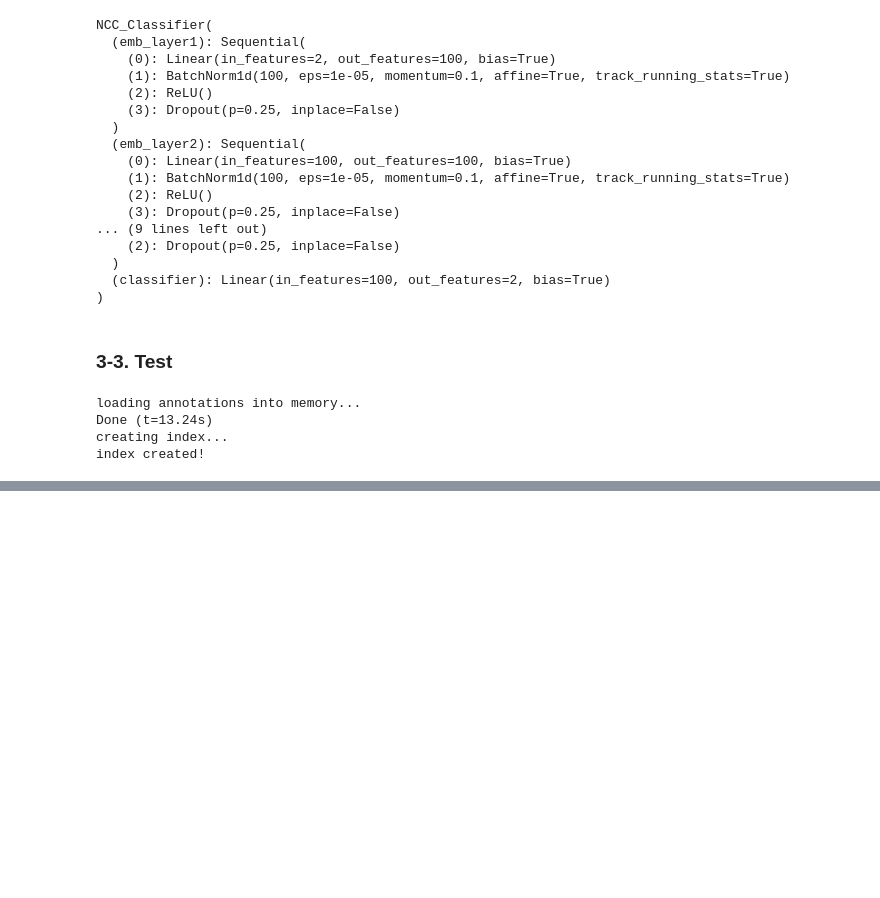
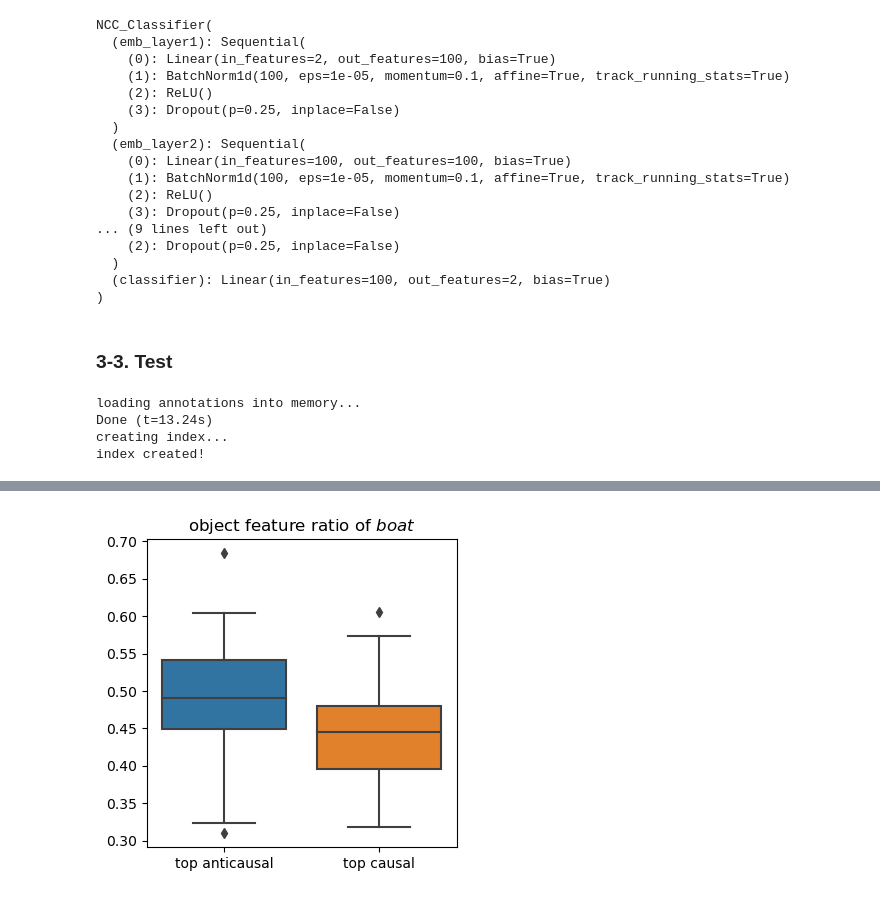
Before and after one commit to euphoria0-0/Neural-Causation-Coefficient, a Jupyter notebook: NCC_Testing.ipynb, the cells around one changed output, grey strips where cells are left out. Drawn from its saved outputs; the diff is of its cells as text; code cells hidden in the pictures; blank space fills up the shorter version.

```diff
--- a/NCC_Testing.ipynb
+++ b/NCC_Testing.ipynb
@@ -451,0 +353,4 @@ plt.show()
+# %%
+boxplot('boat')
+# %% [output]
+[figure, added]
```
Also changed, not shown: parts of 9 cells of this notebook.
